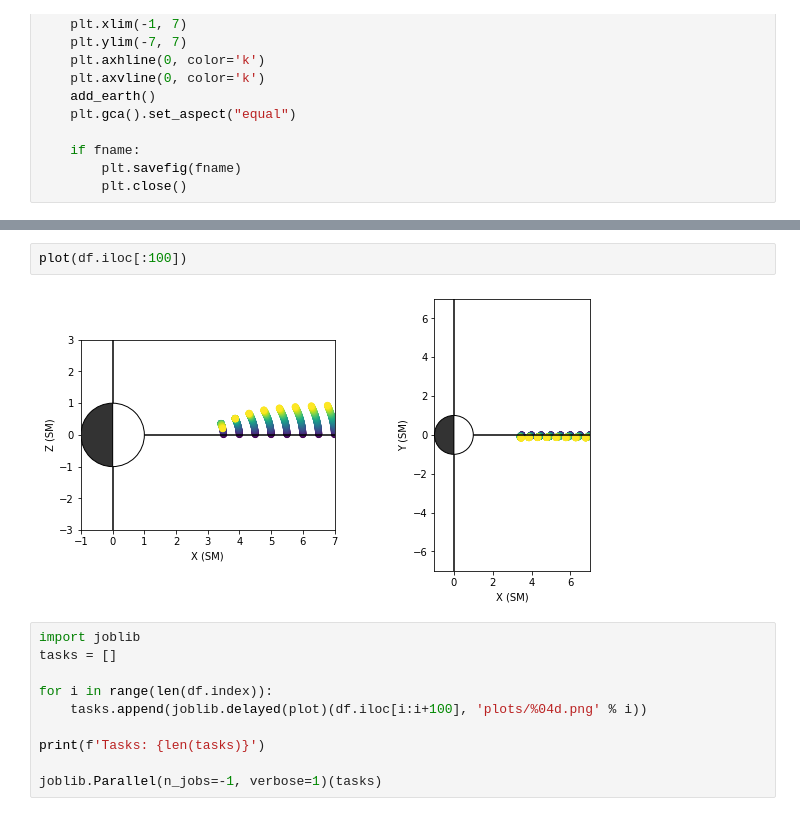
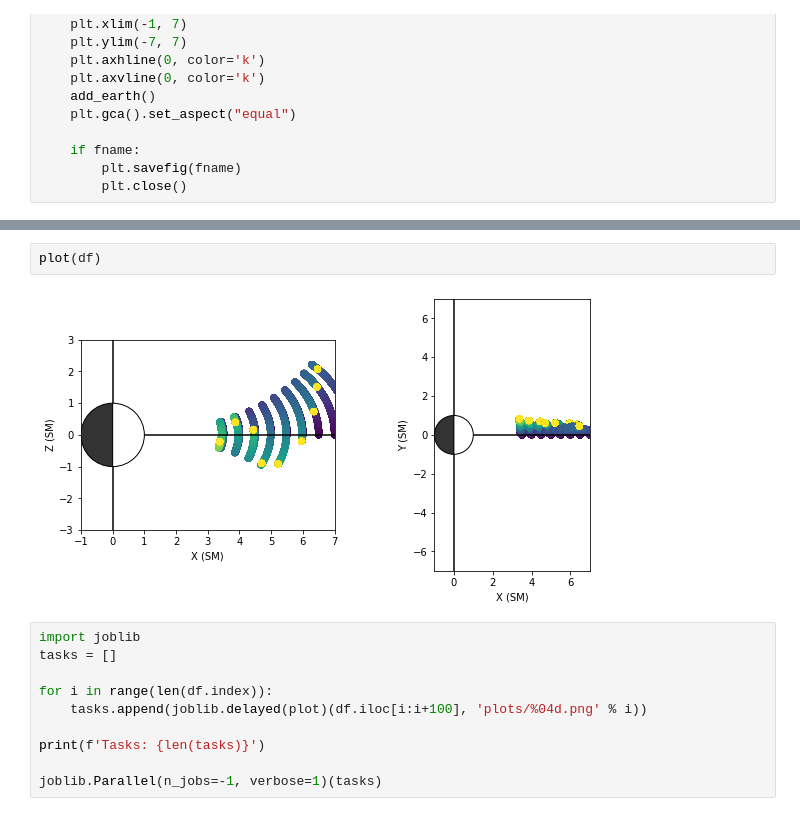
Before and after one commit to ddasilva/disco, a Jupyter notebook: Visualize.ipynb, the cells around one changed output, grey strips where cells are left out. Saved outputs shown, nothing was run; the diff lists cells and outputs as text.

```diff
--- a/Visualize.ipynb
+++ b/Visualize.ipynb
@@ -82,7 +86,7 @@ plot(df)
 # %%
-plot(df.iloc[:100])
+plot(df)
 # %% [output]
-[figure, old version]
+[figure, new version]
 # %%
 import joblib
 tasks = []
```
Also changed, not shown: parts of 6 cells of this notebook, 2 other files.
